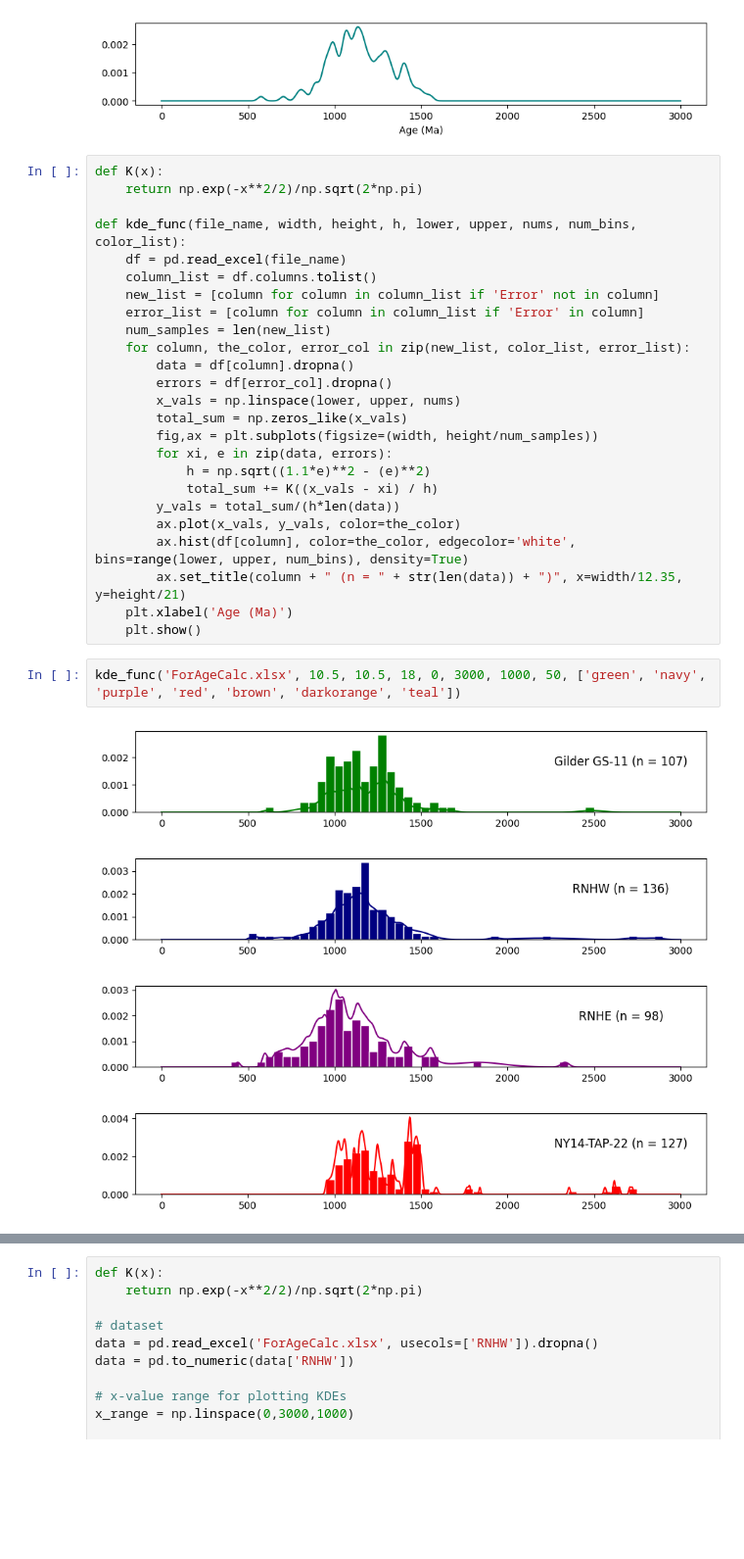
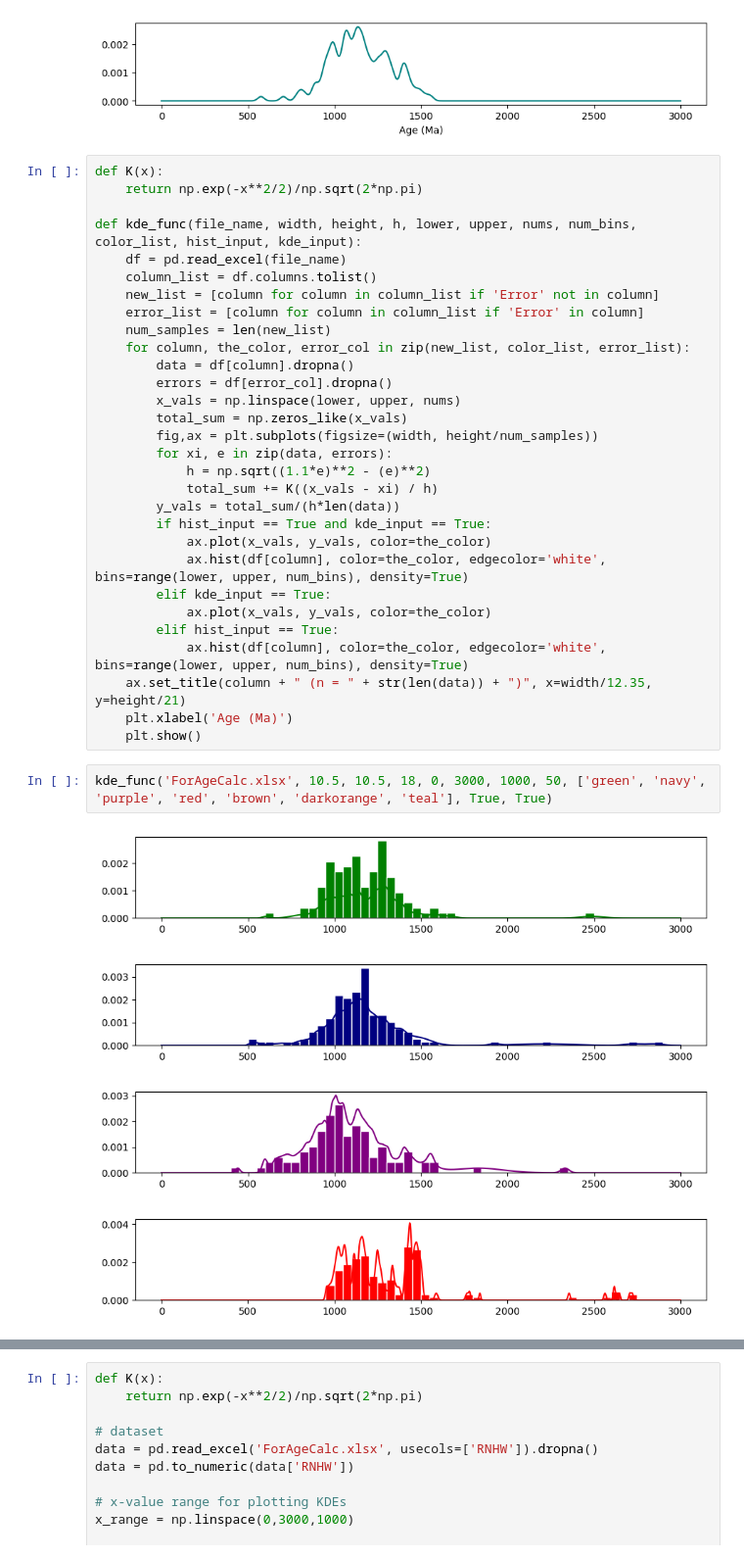
Before and after one commit to gymontes/ZirconRep, a Jupyter notebook: zirconThing.ipynb, the cells around one changed output, grey strips where cells are left out. Shown: that part at 98% size. Saved outputs shown, nothing was run; the diff lists cells and outputs as text; blank space fills up the shorter version.

```diff
--- a/zirconThing.ipynb
+++ b/zirconThing.ipynb
@@ -487,7 +487,7 @@ kde_og('ForAgeCalc.xlsx', 10.5, 10.5, 18, 0, 3000, 1000, 50, ['green', 'navy', '
 def K(x):
     return np.exp(-x**2/2)/np.sqrt(2*np.pi)
 
-def kde_func(file_name, width, height, h, lower, upper, nums, num_bins, color_list):
+def kde_func(file_name, width, height, h, lower, upper, nums, num_bins, color_list, hist_input, kde_input):
     df = pd.read_excel(file_name)
     column_list = df.columns.tolist()
     new_list = [column for column in column_list if 'Error' not in column]
@@ -503,15 +503,20 @@ def kde_func(file_name, width, height, h, lower, upper, nums, num_bins, color_li
             h = np.sqrt((1.1*e)**2 - (e)**2)
             total_sum += K((x_vals - xi) / h)
         y_vals = total_sum/(h*len(data))
-        ax.plot(x_vals, y_vals, color=the_color)
-        ax.hist(df[column], color=the_color, edgecolor='white', bins=range(lower, upper, num_bins), density=True)
-        ax.set_title(column + " (n = " + str(len(data)) + ")", x=width/12.35, y=height/21)
+        if hist_input == True and kde_input == True:
+            ax.plot(x_vals, y_vals, color=the_color)
+            ax.hist(df[column], color=the_color, edgecolor='white', bins=range(lower, upper, num_bins), density=True)
+        elif kde_input == True:
+            ax.plot(x_vals, y_vals, color=the_color)
+        elif hist_input == True:
+            ax.hist(df[column], color=the_color, edgecolor='white', bins=range(lower, upper, num_bins), density=True)
+    ax.set_title(column + " (n = " + str(len(data)) + ")", x=width/12.35, y=height/21)
     plt.xlabel('Age (Ma)')
     plt.show()
 # %%
-kde_func('ForAgeCalc.xlsx', 10.5, 10.5, 18, 0, 3000, 1000, 50, ['green', 'navy', 'purple', 'red', 'brown', 'darkorange', 'teal'])
+kde_func('ForAgeCalc.xlsx', 10.5, 10.5, 18, 0, 3000, 1000, 50, ['green', 'navy', 'purple', 'red', 'brown', 'darkorange', 'teal'], True, True)
 # %% [output]
-[figure, old version]
+[figure, new version]
-[figure, old version]
+[figure, new version]
-[figure, old version]
+[figure, new version]
-[figure, old version]
+[figure, new version]
```
Also changed, not shown: parts of 1 cell of this notebook.
